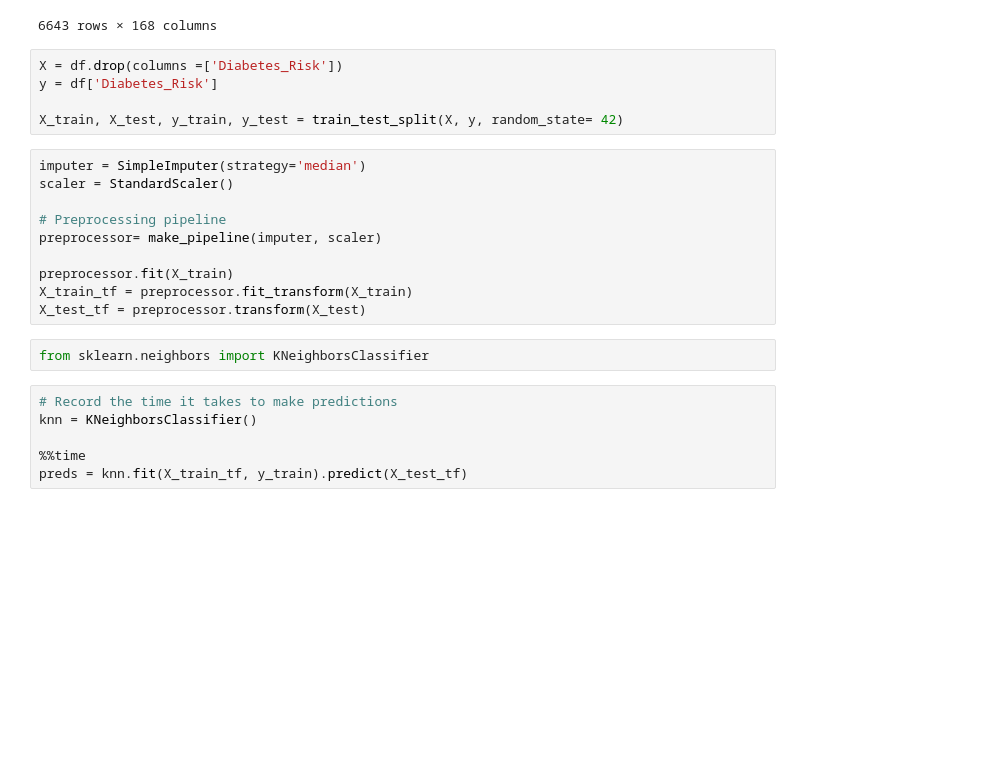
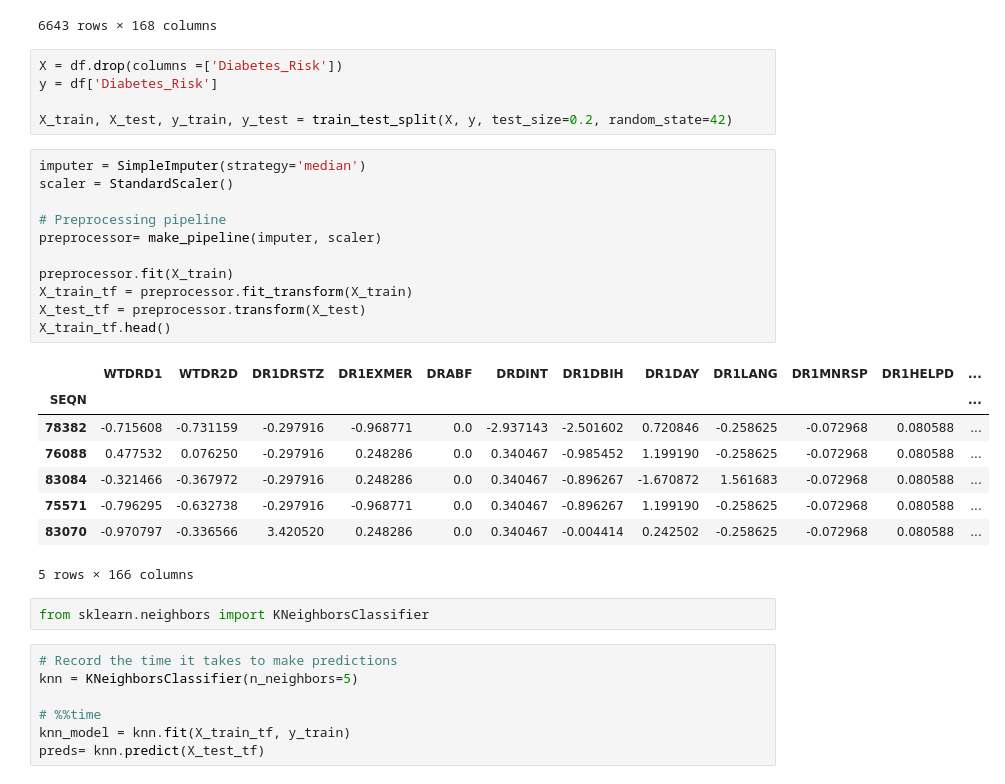
Before and after one commit to sof2401/Intermediate-ML, a Jupyter notebook: PCA Exercise (Core).ipynb, the cells around one changed output. Cells and saved outputs as stored; diff of their text form; blank space fills up the shorter version.

```diff
--- a/PCA Exercise (Core).ipynb
+++ b/PCA Exercise (Core).ipynb
@@ -46,22 +104,33 @@ df
 X = df.drop(columns =['Diabetes_Risk'])
 y = df['Diabetes_Risk']
 
-X_train, X_test, y_train, y_test = train_test_split(X, y, random_state= 42)
+X_train, X_test, y_train, y_test = train_test_split(X, y, test_size=0.2, random_state=42)
 # %%
 imputer = SimpleImputer(strategy='median')
 scaler = StandardScaler()
 
 # Preprocessing pipeline
 preprocessor= make_pipeline(imputer, scaler)
 
 preprocessor.fit(X_train)
 X_train_tf = preprocessor.fit_transform(X_train)
 X_test_tf = preprocessor.transform(X_test)
+X_train_tf.head()
+# %% [output]
+|  | WTDRD1 | WTDR2D | DR1DRSTZ | DR1EXMER | DRABF | DRDINT | DR1DBIH | DR1DAY | DR1LANG | DR1MNRSP | DR1HELPD | ... |
+| SEQN |  |  |  |  |  |  |  |  |  |  |  | ... |
+| 78382 | -0.715608 | -0.731159 | -0.297916 | -0.968771 | 0.0 | -2.937143 | -2.501602 | 0.720846 | -0.258625 | -0.072968 | 0.080588 | ... |
+| 76088 | 0.477532 | 0.076250 | -0.297916 | 0.248286 | 0.0 | 0.340467 | -0.985452 | 1.199190 | -0.258625 | -0.072968 | 0.080588 | ... |
+| 83084 | -0.321466 | -0.367972 | -0.297916 | 0.248286 | 0.0 | 0.340467 | -0.896267 | -1.670872 | 1.561683 | -0.072968 | 0.080588 | ... |
+| 75571 | -0.796295 | -0.632738 | -0.297916 | -0.968771 | 0.0 | 0.340467 | -0.896267 | 1.199190 | -0.258625 | -0.072968 | 0.080588 | ... |
+| 83070 | -0.970797 | -0.336566 | 3.420520 | 0.248286 | 0.0 | 0.340467 | -0.004414 | 0.242502 | -0.258625 | -0.072968 | 0.080588 | ... |
+5 rows × 166 columns
 # %%
 from sklearn.neighbors import KNeighborsClassifier
 # %%
 # Record the time it takes to make predictions
-knn = KNeighborsClassifier()
+knn = KNeighborsClassifier(n_neighbors=5)
 
-%%time
-preds = knn.fit(X_train_tf, y_train).predict(X_test_tf)
+# %%time
+knn_model = knn.fit(X_train_tf, y_train)
+preds= knn.predict(X_test_tf)
```
Also changed, not shown: parts of 6 cells of this notebook.
